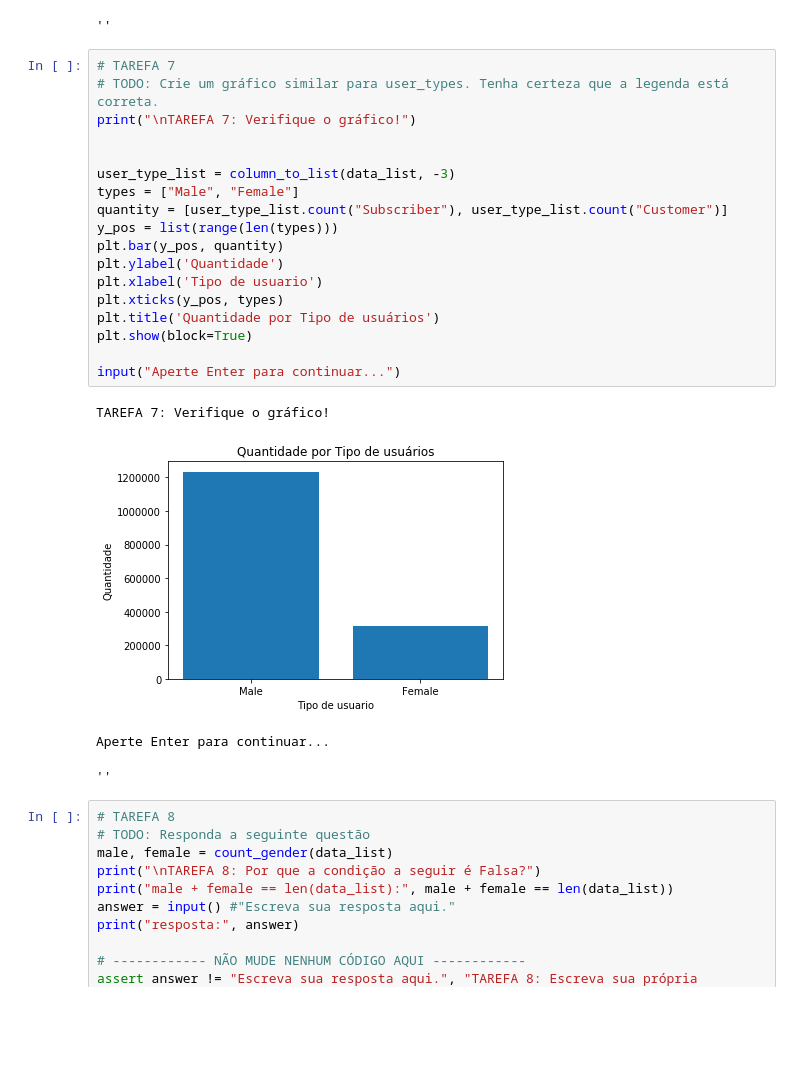
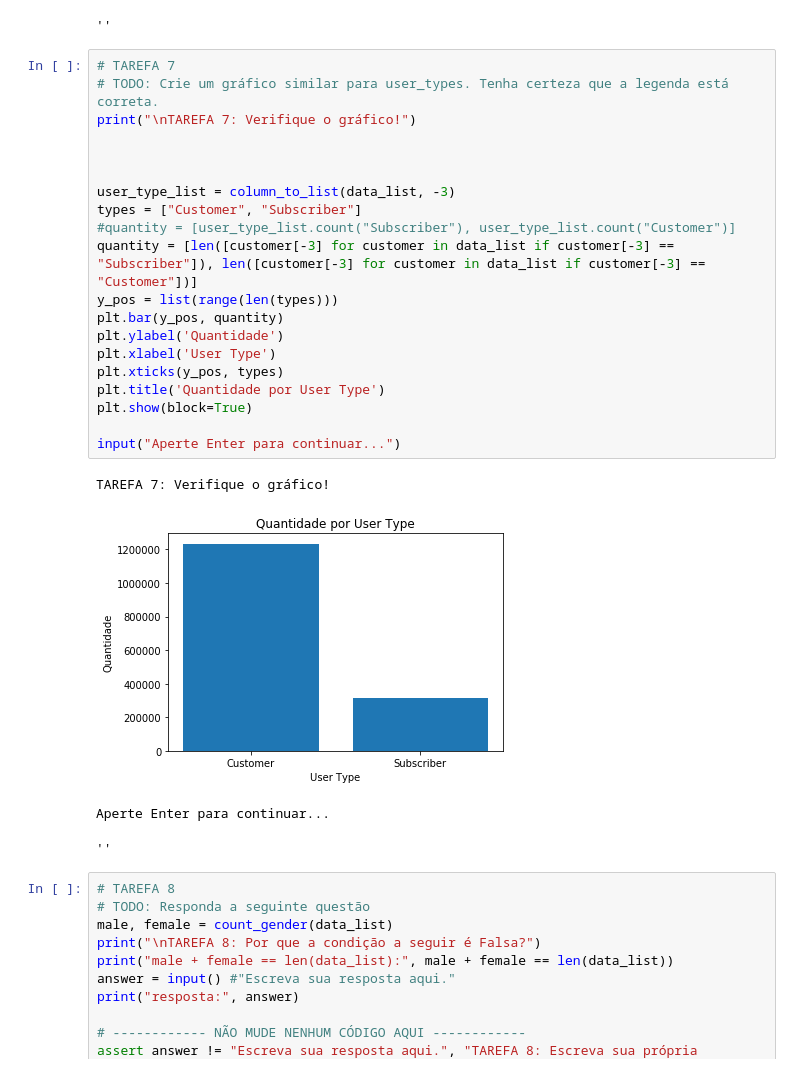
Before and after one commit to jacsonj/ML_udacity, a Jupyter notebook: Chicago-Bike.ipynb, the cells around one changed output. Drawn from its saved outputs; the diff is of its cells as text; blank space fills up the shorter version.

```diff
--- a/Chicago-Bike.ipynb
+++ b/Chicago-Bike.ipynb
@@ -248,24 +248,26 @@ Aperte Enter para continuar...
 # %%
 # TAREFA 7
 # TODO: Crie um gráfico similar para user_types. Tenha certeza que a legenda está correta.
 print("\nTAREFA 7: Verifique o gráfico!")
 
 
+
 user_type_list = column_to_list(data_list, -3)
-types = ["Male", "Female"]
-quantity = [user_type_list.count("Subscriber"), user_type_list.count("Customer")]
+types = ["Customer", "Subscriber"]
+#quantity = [user_type_list.count("Subscriber"), user_type_list.count("Customer")]
+quantity = [len([customer[-3] for customer in data_list if customer[-3] == "Subscriber"]), len([customer[-3] for customer in data_list if customer[-3] == "Customer"])]
 y_pos = list(range(len(types)))
 plt.bar(y_pos, quantity)
 plt.ylabel('Quantidade')
-plt.xlabel('Tipo de usuario')
+plt.xlabel('User Type')
 plt.xticks(y_pos, types)
-plt.title('Quantidade por Tipo de usuários')
+plt.title('Quantidade por User Type')
 plt.show(block=True)
 
 input("Aperte Enter para continuar...")
 # %% [output]
 TAREFA 7: Verifique o gráfico!
-[figure, old version]
+[figure, new version]
 Aperte Enter para continuar...
 ''
 # %%
```
Also changed, not shown: parts of 4 cells of this notebook.
